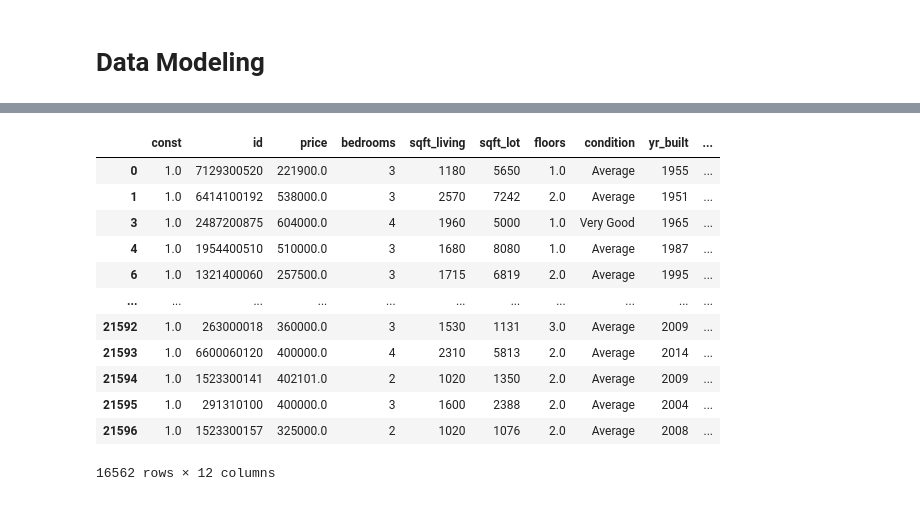
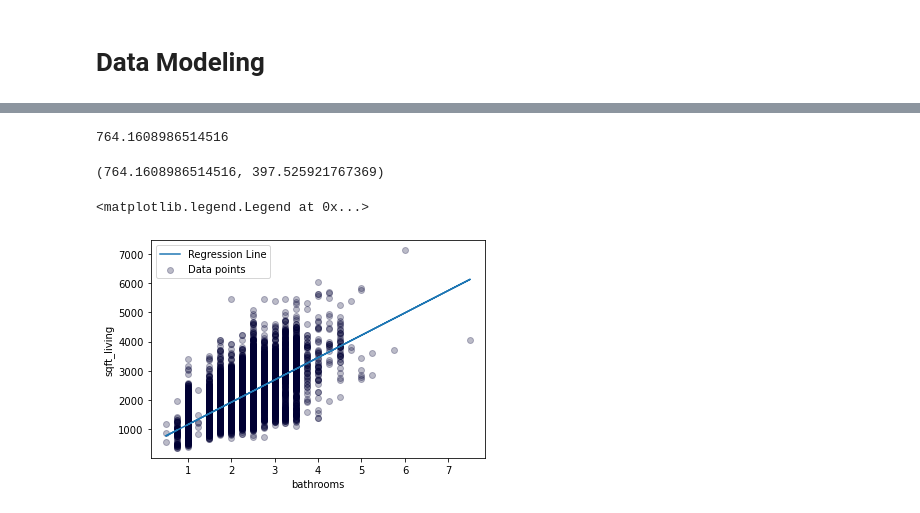
Before and after one commit to ashakeri92/dsc-phase-2-project-v2-3, a Jupyter notebook: Analysis.ipynb, the cells around one changed output, grey strips where cells are left out. Saved outputs shown, nothing was run; the diff lists cells and outputs as text; code cells hidden in the pictures.

```diff
--- a/Analysis.ipynb
+++ b/Analysis.ipynb
@@ -184,19 +185,0 @@ most_correlated_feature = "bathrooms"
-# %%
-predictors = sm.add_constant(kc_preds)
-predictors
-# %% [output]
-|  | const | id | price | bedrooms | sqft_living | sqft_lot | floors | condition | yr_built | ... |
-| 0 | 1.0 | 7129300520 | 221900.0 | 3 | 1180 | 5650 | 1.0 | Average | 1955 | ... |
-| 1 | 1.0 | 6414100192 | 538000.0 | 3 | 2570 | 7242 | 2.0 | Average | 1951 | ... |
-| 3 | 1.0 | 2487200875 | 604000.0 | 4 | 1960 | 5000 | 1.0 | Very Good | 1965 | ... |
-| 4 | 1.0 | 1954400510 | 510000.0 | 3 | 1680 | 8080 | 1.0 | Average | 1987 | ... |
-| 6 | 1.0 | 1321400060 | 257500.0 | 3 | 1715 | 6819 | 2.0 | Average | 1995 | ... |
-| ... | ... | ... | ... | ... | ... | ... | ... | ... | ... | ... |
-| 21592 | 1.0 | 263000018 | 360000.0 | 3 | 1530 | 1131 | 3.0 | Average | 2009 | ... |
-| 21593 | 1.0 | 6600060120 | 400000.0 | 4 | 2310 | 5813 | 2.0 | Average | 2014 | ... |
-| 21594 | 1.0 | 1523300141 | 402101.0 | 2 | 1020 | 1350 | 2.0 | Average | 2009 | ... |
-| 21595 | 1.0 | 291310100 | 400000.0 | 3 | 1600 | 2388 | 2.0 | Average | 2004 | ... |
-| 21596 | 1.0 | 1523300157 | 325000.0 | 2 | 1020 | 1076 | 2.0 | Average | 2008 | ... |
-16562 rows × 12 columns
-# %%
-kc['is_renovated']=kc.yr_renovated.map(lambda x : 1 if x > 0 else 0)
@@ -210,0 +186,50 @@ kc.corr()
+# %%
+# Function to calculate slope
+X = kc['bathrooms']
+y = kc['sqft_living']
+
+def calc_slope(xs, ys):
+
+    m = (((np.mean(xs)*np.mean(ys)) - np.mean(xs*ys)) /
+         ((np.mean(xs)**2) - np.mean(xs*xs)))
+
+    return m
+
+calc_slope(X,y)
+# %% [output]
+764.1608986514516
+# %%
+# Function for line of best fit
+
+def best_fit(xs,ys):
+
+    m = calc_slope(xs,ys)
+    c = np.mean(ys) - m*np.mean(xs)
+
+    return m, c
+
+m, c = best_fit(X,y)
+m, c
+# %% [output]
+(764.1608986514516, 397.525921767369)
+# %%
+# Create reg_line function
+
+def reg_line (m, c, xs):
+
+    return [(m*x)+c for x in xs]
+
+regression_line = reg_line(m,c,X)
+# %%
+# Plot points with regression line
+
+plt.scatter(X,y,color='#0034',label="Data points")
+plt.plot(X, regression_line, label= "Regression Line")
+
+plt.xlabel("bathrooms")
+plt.ylabel("sqft_living")
+
+plt.legend()
+# %% [output]
+<matplotlib.legend.Legend at 0x...>
+[figure, added]
```
Also changed, not shown: parts of 14 cells of this notebook.
